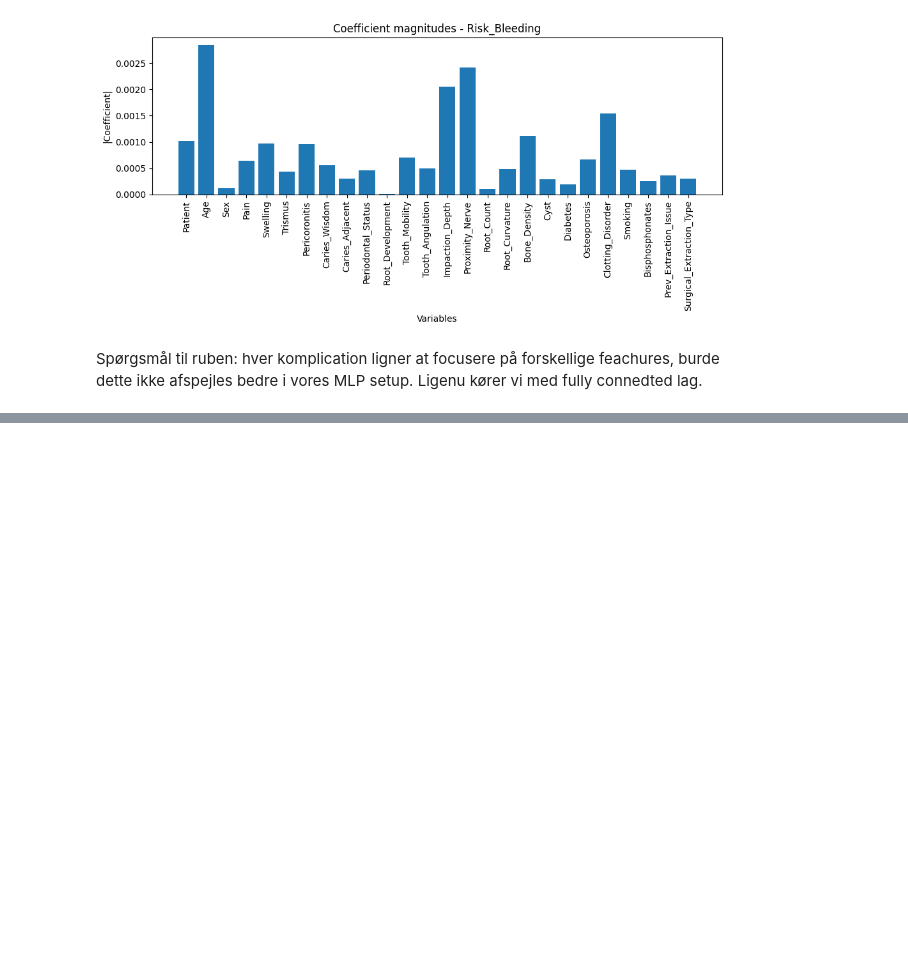
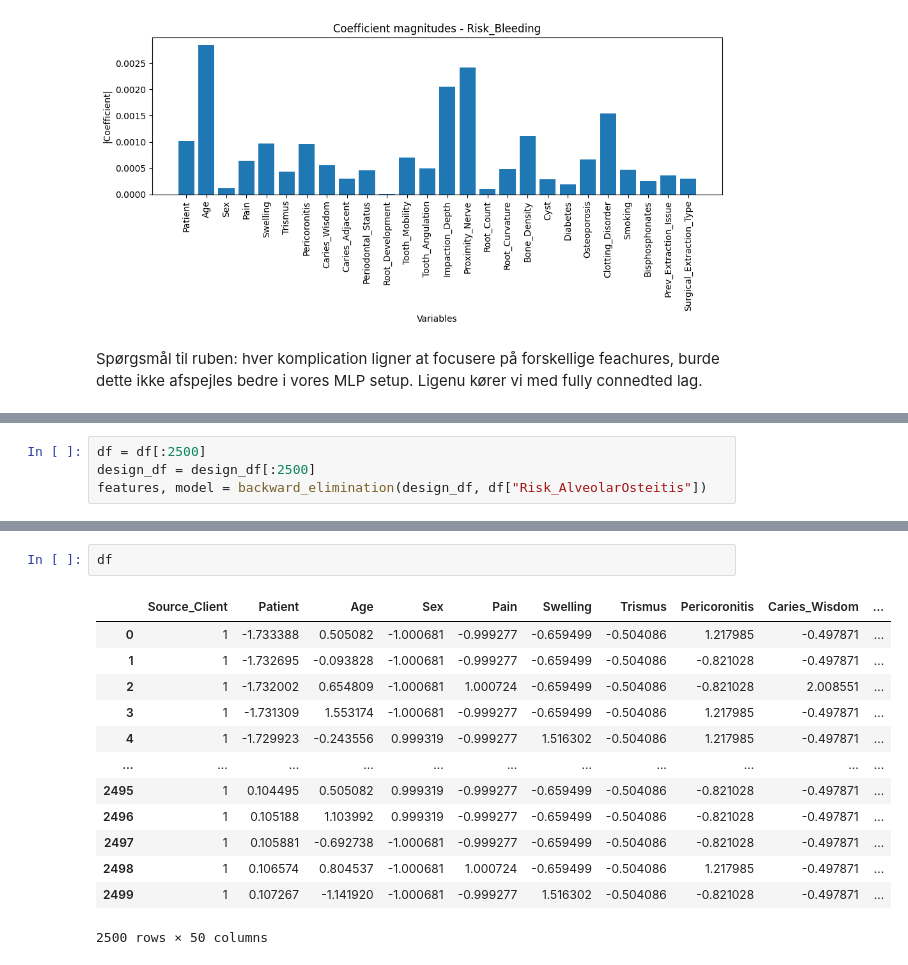
Before and after one commit to OskarJohnsen/Federated-dental-risk-vol2, a Jupyter notebook: Groundwork/multi_regression_standardiseret.ipynb, the cells around one changed output, grey strips where cells are left out. Saved outputs shown, nothing was run; the diff lists cells and outputs as text; blank space fills up the shorter version.

```diff
--- a/Groundwork/multi_regression_standardiseret.ipynb
+++ b/Groundwork/multi_regression_standardiseret.ipynb
@@ -617,0 +779,4 @@ Spørgsmål til ruben: hver komplication ligner at focusere på forskellige feac
+# %%
+df = df[:2500]
+design_df = design_df[:2500]
+features, model = backward_elimination(design_df, df["Risk_AlveolarOsteitis"])
@@ -617,0 +1243,16 @@ Spørgsmål til ruben: hver komplication ligner at focusere på forskellige feac
+# %%
+df
+# %% [output]
+|  | Source_Client | Patient | Age | Sex | Pain | Swelling | Trismus | Pericoronitis | Caries_Wisdom | ... |
+| 0 | 1 | -1.733388 | 0.505082 | -1.000681 | -0.999277 | -0.659499 | -0.504086 | 1.217985 | -0.497871 | ... |
+| 1 | 1 | -1.732695 | -0.093828 | -1.000681 | -0.999277 | -0.659499 | -0.504086 | -0.821028 | -0.497871 | ... |
+| 2 | 1 | -1.732002 | 0.654809 | -1.000681 | 1.000724 | -0.659499 | -0.504086 | -0.821028 | 2.008551 | ... |
+| 3 | 1 | -1.731309 | 1.553174 | -1.000681 | -0.999277 | -0.659499 | -0.504086 | 1.217985 | -0.497871 | ... |
+| 4 | 1 | -1.729923 | -0.243556 | 0.999319 | -0.999277 | 1.516302 | -0.504086 | 1.217985 | -0.497871 | ... |
+| ... | ... | ... | ... | ... | ... | ... | ... | ... | ... | ... |
+| 2495 | 1 | 0.104495 | 0.505082 | 0.999319 | -0.999277 | -0.659499 | -0.504086 | -0.821028 | -0.497871 | ... |
+| 2496 | 1 | 0.105188 | 1.103992 | 0.999319 | -0.999277 | -0.659499 | -0.504086 | -0.821028 | -0.497871 | ... |
+| 2497 | 1 | 0.105881 | -0.692738 | -1.000681 | -0.999277 | -0.659499 | -0.504086 | -0.821028 | -0.497871 | ... |
+| 2498 | 1 | 0.106574 | 0.804537 | -1.000681 | 1.000724 | -0.659499 | -0.504086 | 1.217985 | -0.497871 | ... |
+| 2499 | 1 | 0.107267 | -1.141920 | -1.000681 | -0.999277 | 1.516302 | -0.504086 | -0.821028 | -0.497871 | ... |
+2500 rows × 50 columns
```
Also changed, not shown: parts of 25 cells of this notebook, 6 other files.
